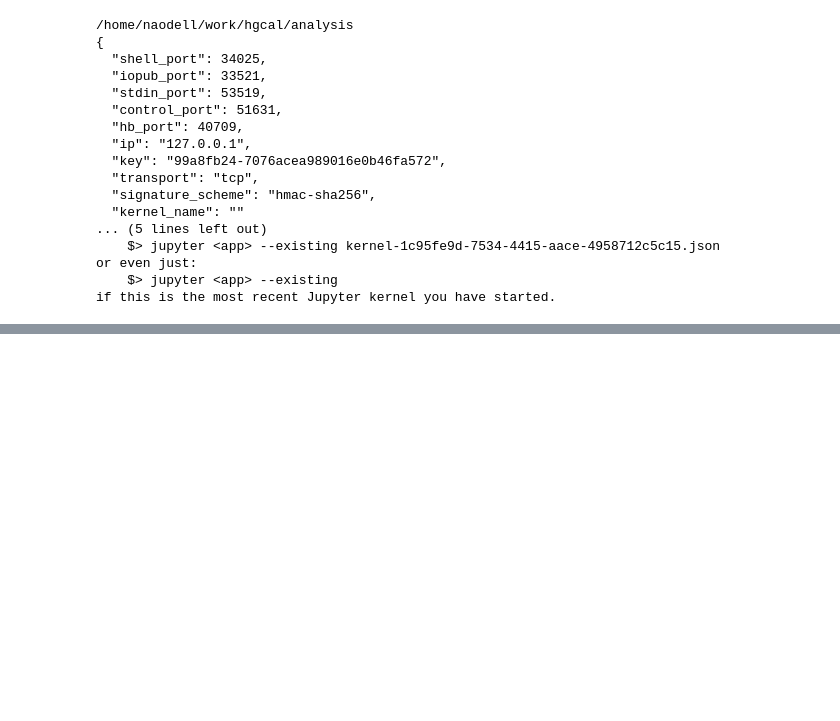
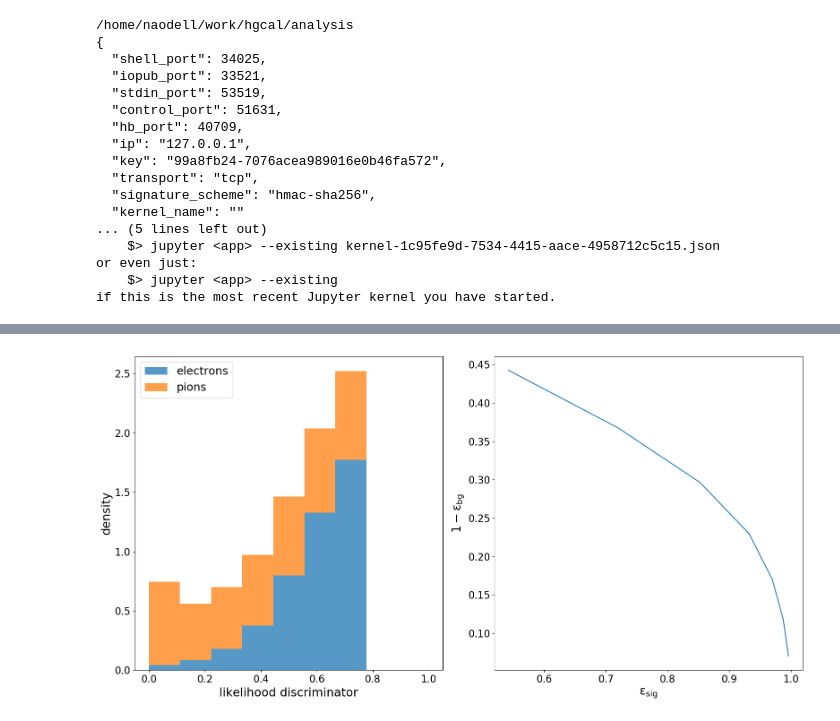
Before and after one commit to NWUHEP/hgcal-analysis, a Jupyter notebook: notebooks/electron_supertc_study.ipynb, the cells around one changed output, grey strips where cells are left out. Saved outputs shown, nothing was run; the diff lists cells and outputs as text; code cells hidden in the pictures; blank space fills up the shorter version.

```diff
--- a/notebooks/electron_supertc_study.ipynb
+++ b/notebooks/electron_supertc_study.ipynb
@@ -270,27 +276,32 @@ plt.show()
 # %%
 # calculate ROC curve for a few vars
 
-binning = np.arange(0., 15., 0.2)
+#binning = np.arange(0., 15., 0.2)
+binning = np.linspace(0., 0.01, 50)
 h1, _ = np.histogram(evt_data['electron_nominal'].srrtot, bins=binning, density=True)
 h2, _ = np.histogram(evt_data['charged_pion_nominal'].srrtot, bins=binning, density=True)
 
 mask = (h1 > 0) & (h2 > 0)
 h1 = h1[mask]
 h2 = h2[mask]
 lratio = h1/(h1 + h2)
 
 fig, axes = plt.subplots(1, 2, figsize=(16, 8))
-binning = np.arange(0, 1, 0.05)
+binning = np.linspace(0, 1, 10)
 ax = axes[0]
-l1, _, _ = ax.hist(lratio, bins=binning, weights=h1, density=True)
-l2, _, _ = ax.hist(lratio, bins=binning, weights=h2, density=True)
+hratio, _, _ = ax.hist([lratio, lratio], bins=binning, weights=[h1, h2], alpha = 0.75, density=True, label=['electrons', 'pions'], stacked=True)
+l1 = hratio[0]
+l2 = hratio[1] - hratio[0]
 ax.set_xlabel('likelihood discriminator')
 ax.set_ylabel('density')
+ax.legend()
 
 ax = axes[1]
-ax.plot(np.cumsum(l1)/20, np.cumsum(l2)/20)
-ax.set_xlabel(r'$\epsilon_{sig}$')
-ax.set_ylabel(r'$1 - \epsilon_{bg}$')
+ax.plot(1 - np.cumsum(l1)*0.1, np.cumsum(l2)*0.1)
+ax.set_xlabel(r'$\sf \epsilon_{sig}$')
+ax.set_ylabel(r'$\sf 1 - \epsilon_{bg}$')
 
 plt.tight_layout()
 plt.savefig('plots/test_roc.pdf')
+# %% [output]
+[figure, added]
```
Also changed, not shown: parts of 3 cells of this notebook.
